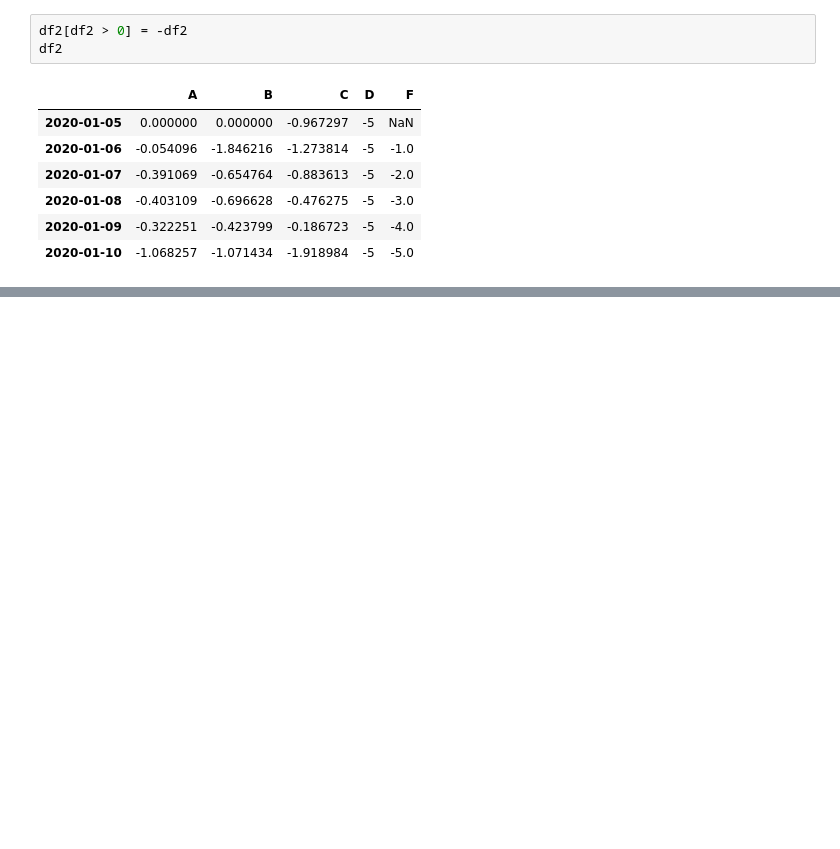
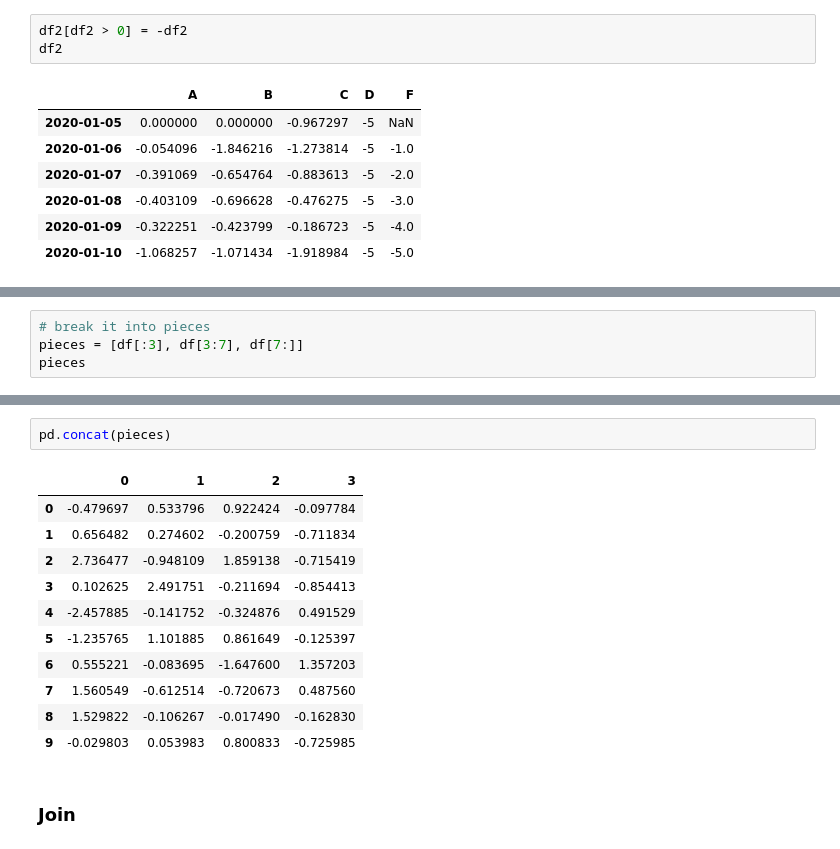
Before and after one commit to Sun2yKid/Python-Pandas, a Jupyter notebook: 10 minutes to pandas.ipynb, the cells around one changed output, grey strips where cells are left out. Cells and saved outputs as stored; diff of their text form; blank space fills up the shorter version.

```diff
--- a/10 minutes to pandas.ipynb
+++ b/10 minutes to pandas.ipynb
@@ -467,0 +722,4 @@ df2
+# %%
+# break it into pieces
+pieces = [df[:3], df[3:7], df[7:]]
+pieces
@@ -467,0 +740,16 @@ df2
+# %%
+pd.concat(pieces)
+# %% [output]
+|  | 0 | 1 | 2 | 3 |
+| 0 | -0.479697 | 0.533796 | 0.922424 | -0.097784 |
+| 1 | 0.656482 | 0.274602 | -0.200759 | -0.711834 |
+| 2 | 2.736477 | -0.948109 | 1.859138 | -0.715419 |
+| 3 | 0.102625 | 2.491751 | -0.211694 | -0.854413 |
+| 4 | -2.457885 | -0.141752 | -0.324876 | 0.491529 |
+| 5 | -1.235765 | 1.101885 | 0.861649 | -0.125397 |
+| 6 | 0.555221 | -0.083695 | -1.647600 | 1.357203 |
+| 7 | 1.560549 | -0.612514 | -0.720673 | 0.487560 |
+| 8 | 1.529822 | -0.106267 | -0.017490 | -0.162830 |
+| 9 | -0.029803 | 0.053983 | 0.800833 | -0.725985 |
+# %% [markdown]
+### Join
```
Also changed, not shown: parts of 49 cells of this notebook.
